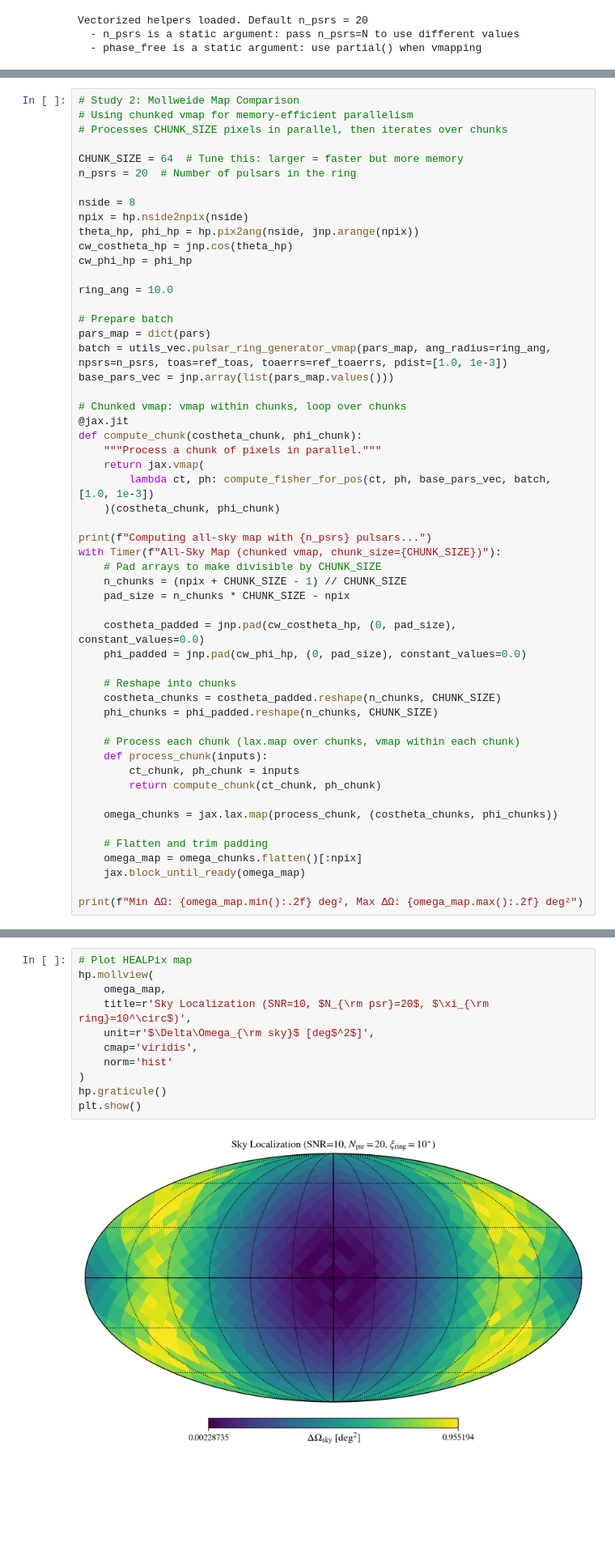
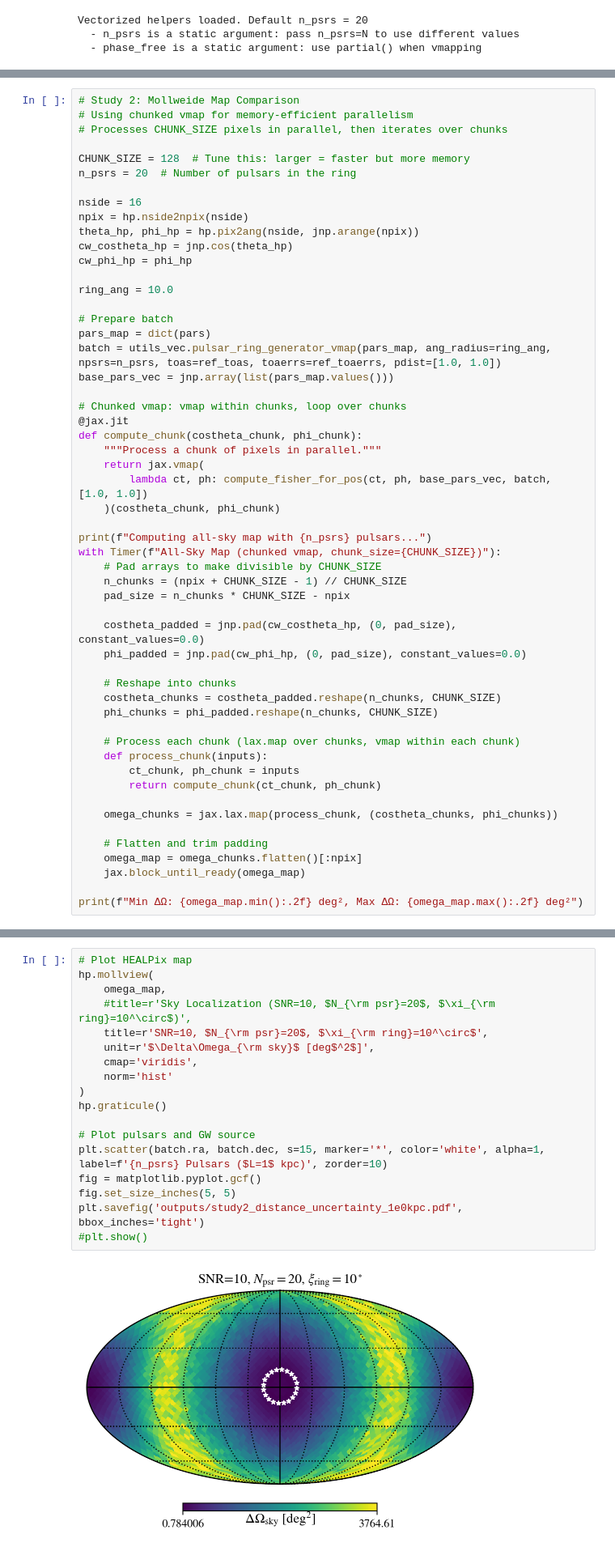
Before and after one commit to stevertaylor/pta_cw_fisher, a Jupyter notebook: ring_pterm_vectorized.ipynb, the cells around one changed output, grey strips where cells are left out. Shown at 81% size. Cells and saved outputs as stored; diff of their text form; blank space fills up the shorter version.

```diff
--- a/ring_pterm_vectorized.ipynb
+++ b/ring_pterm_vectorized.ipynb
@@ -715,10 +807,10 @@ and regions of maximum sensitivity for a given pulsar configuration.
 # Using chunked vmap for memory-efficient parallelism
 # Processes CHUNK_SIZE pixels in parallel, then iterates over chunks
 
-CHUNK_SIZE = 64  # Tune this: larger = faster but more memory
+CHUNK_SIZE = 128  # Tune this: larger = faster but more memory
 n_psrs = 20  # Number of pulsars in the ring
 
-nside = 8
+nside = 16
 npix = hp.nside2npix(nside)
 theta_hp, phi_hp = hp.pix2ang(nside, jnp.arange(npix))
 cw_costheta_hp = jnp.cos(theta_hp)
@@ -728,7 +820,7 @@ ring_ang = 10.0
 
 # Prepare batch
 pars_map = dict(pars)
-batch = utils_vec.pulsar_ring_generator_vmap(pars_map, ang_radius=ring_ang, npsrs=n_psrs, toas=ref_toas, toaerrs=ref_toaerrs, pdist=[1.0, 1e-3])
+batch = utils_vec.pulsar_ring_generator_vmap(pars_map, ang_radius=ring_ang, npsrs=n_psrs, toas=ref_toas, toaerrs=ref_toaerrs, pdist=[1.0, 1.0])
 base_pars_vec = jnp.array(list(pars_map.values()))
 
 # Chunked vmap: vmap within chunks, loop over chunks
@@ -736,7 +828,7 @@ base_pars_vec = jnp.array(list(pars_map.values()))
 def compute_chunk(costheta_chunk, phi_chunk):
     """Process a chunk of pixels in parallel."""
     return jax.vmap(
-        lambda ct, ph: compute_fisher_for_pos(ct, ph, base_pars_vec, batch, [1.0, 1e-3])
+        lambda ct, ph: compute_fisher_for_pos(ct, ph, base_pars_vec, batch, [1.0, 1.0])
     )(costheta_chunk, phi_chunk)
 
 print(f"Computing all-sky map with {n_psrs} pulsars...")
@@ -770,16 +863,23 @@ Min ΔΩ: 0.00 deg², Max ΔΩ: 0.96 deg²
 # %%
 # Plot HEALPix map
 hp.mollview(
     omega_map,
-    title=r'Sky Localization (SNR=10, $N_{\rm psr}=20$, $\xi_{\rm ring}=10^\circ$)',
+    #title=r'Sky Localization (SNR=10, $N_{\rm psr}=20$, $\xi_{\rm ring}=10^\circ$)',
+    title=r'SNR=10, $N_{\rm psr}=20$, $\xi_{\rm ring}=10^\circ$',
     unit=r'$\Delta\Omega_{\rm sky}$ [deg$^2$]',
     cmap='viridis',
     norm='hist'
 )
 hp.graticule()
-plt.show()
+
+# Plot pulsars and GW source
+plt.scatter(batch.ra, batch.dec, s=15, marker='*', color='white', alpha=1, label=f'{n_psrs} Pulsars ($L=1$ kpc)', zorder=10)
+fig = matplotlib.pyplot.gcf()
+fig.set_size_inches(5, 5)
+plt.savefig('outputs/study2_distance_uncertainty_1e0kpc.pdf', bbox_inches='tight')
+#plt.show()
 # %% [output]
-[figure, old version]
+[figure, new version]
 # %% [markdown]
 ## Study 3: Linked vs Decoupled Pulsar-Term Phase
 
```
Also changed, not shown: parts of 22 cells of this notebook.
